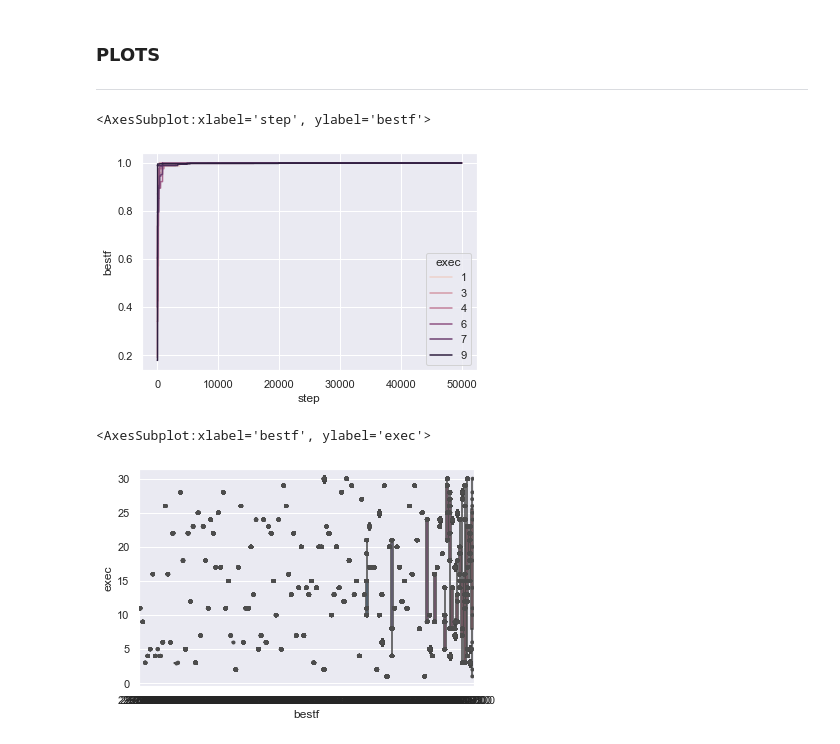
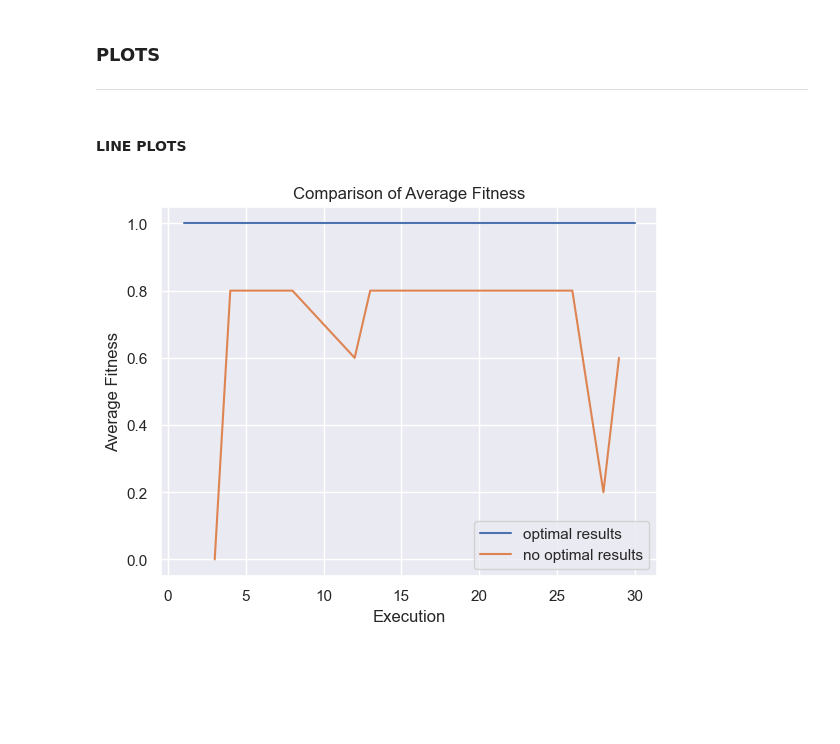
Before and after one commit to almiab1/MUIIAMetaheuristicos, a Jupyter notebook: stats/MetaheuristicStudy.ipynb, the cells around one changed output. Cells and saved outputs as stored; diff of their text form; code cells hidden in the pictures; blank space fills up the shorter version.

Commit message:
updated max iterations and plots

```diff
--- a/stats/MetaheuristicStudy.ipynb
+++ b/stats/MetaheuristicStudy.ipynb
@@ -21,17 +26,13 @@ print(strs)
 # %%
-""" READ & PREPROCESS DATAFRAME """
-
-# df = pd.read_csv('./MUIIAMetaheuristicos/ga/ssGA/src/executions/result1.csv')
-df = pd.read_csv('./MUIIAMetaheuristicos/ga/ssGA/src/result.csv')
-
-# merging two csv files
-dff = pd.concat(map(pd.read_csv, strs), ignore_index=True)
-
 def minmax_norm(df, column):
     return (df[column] - df[column].min()) / ( df[column].max() - df[column].min())
 
+# normalice df
+df["bestf"] = minmax_norm(df,"bestf")
+df["worstf"] = minmax_norm(df,"worstf")
+df["avgf"] = minmax_norm(df,"avgf")
+
+# normalice dff
 dff["bestf"] = minmax_norm(dff,"bestf")
 dff["worstf"] = minmax_norm(dff,"worstf")
 dff["avgf"] = minmax_norm(dff,"avgf")
-
-dff.head()
@@ -45,21 +39,33 @@ dff.head()
+# %%
+# Get index of best fitness executions
+optimalIndx = df["bestf"] == 1
+
+# Get optimal and not optimal dataset of mean dataset
+optimalRes = df[optimalIndx]
+notOptimalRes = df[~optimalIndx]
+
+# Get optimal and not optimal dataset of full dataset
+optimalResFull = dff[dff["exec"].isin(optimalRes["exec"])]
+notOptimalResFull = dff[dff["exec"].isin(notOptimalRes["exec"])]
 # %% [markdown]
 ### PLOTS
 ---
-# %%
-sns.set_theme(style="darkgrid")
-
-n = 10
-
-dfh = dff[dff["exec"] < n]
-
-# Plot the responses for different events and regions
-sns.lineplot(x="step", y="bestf", hue="exec",data=dfh)
-# %% [output]
-<AxesSubplot:xlabel='step', ylabel='bestf'>
-[figure, removed]
-# %%
-sns.boxplot(data=dfFull,x="bestf", y="exec")
-sns.stripplot(data=dfFull,x="bestf", y="exec",size=4, color=".3", linewidth=0)
-# %% [output]
-<AxesSubplot:xlabel='bestf', ylabel='exec'>
-[figure, removed]
+# %% [markdown]
+#### LINE PLOTS
+# %%
+sns.set_theme(style="darkgrid")
+
+# Plot the responses for different events and regions
+sns.lineplot(x="exec", y="bestf",data=optimalRes, label="optimal results")
+sns.lineplot(x="exec", y="bestf",data=notOptimalRes, label="no optimal results")
+
+# Add titles to the plot
+plt.title("Comparison of Average Fitness")
+plt.xlabel("Execution")
+plt.ylabel("Average Fitness")
+plt.legend()
+
+# Show plot
+plt.show()
+# %% [output]
+[figure, added]
```
Also changed, not shown: parts of 6 cells of this notebook, 1 other file.
